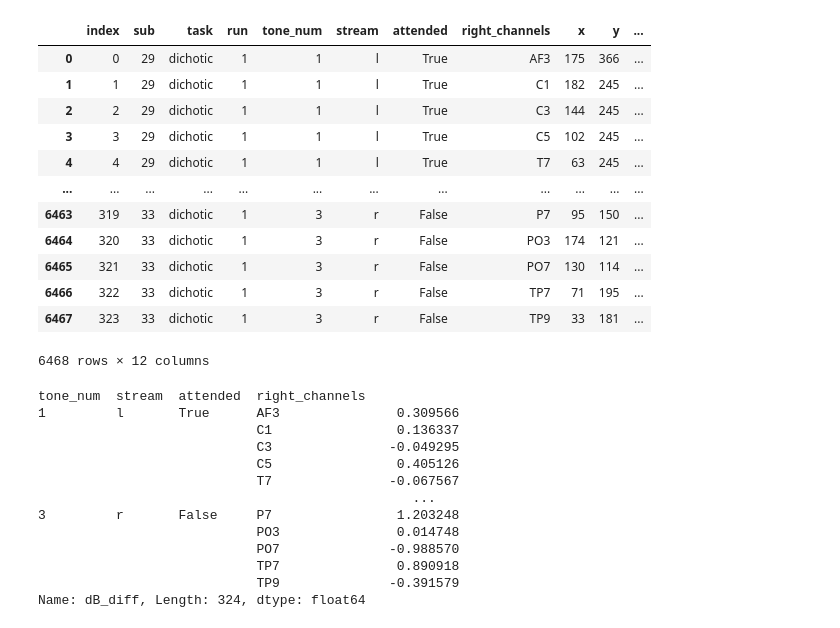
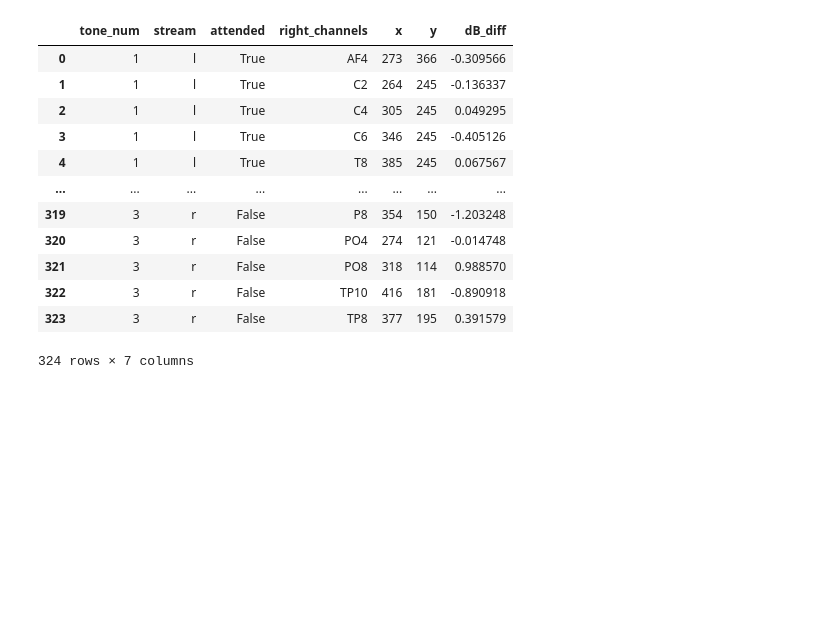
Before and after one commit to letitiayhho/dichotic_pitch_tracking, a Jupyter notebook: analysis/plot-abr.ipynb, the cells around one changed output. Cells and saved outputs as stored; diff of their text form; code cells hidden in the pictures; blank space fills up the shorter version.

```diff
--- a/analysis/plot-abr.ipynb
+++ b/analysis/plot-abr.ipynb
@@ -96,41 +84,0 @@ coords
-# %%
-# Get coordinates of right channels
-# Its right_channels - left_channels
-# So plot right channels coords
-x_coords = []
-y_coords = []
-
-for i, row in df.iterrows():
-    right_channels = row['right_channels']
-    row_x_coords = []
-    row_y_coords = []
-    for channel in right_channels:
-
-        x_coord = coords['x'][coords['ch_name'] == channel]
-        x_coord = x_coord.tolist()[0]
-        row_x_coords.append(x_coord)
-        y_coord = coords['y'][coords['ch_name'] == channel]
-        y_coord = y_coord.tolist()[0]
-        row_y_coords.append(y_coord)
-
-    x_coords.append(row_x_coords)
-    y_coords.append(row_y_coords)
-
-df['x_coords'] = x_coords
-df['y_coords'] = y_coords
-# %%
-df # originally 6468 rows
-# %% [output]
-|  | index | sub | task | run | tone_num | stream | attended | right_channels | x | y | ... |
-| 0 | 0 | 29 | dichotic | 1 | 1 | l | True | AF3 | 175 | 366 | ... |
-| 1 | 1 | 29 | dichotic | 1 | 1 | l | True | C1 | 182 | 245 | ... |
-| 2 | 2 | 29 | dichotic | 1 | 1 | l | True | C3 | 144 | 245 | ... |
-| 3 | 3 | 29 | dichotic | 1 | 1 | l | True | C5 | 102 | 245 | ... |
-| 4 | 4 | 29 | dichotic | 1 | 1 | l | True | T7 | 63 | 245 | ... |
-| ... | ... | ... | ... | ... | ... | ... | ... | ... | ... | ... | ... |
-| 6463 | 319 | 33 | dichotic | 1 | 3 | r | False | P7 | 95 | 150 | ... |
-| 6464 | 320 | 33 | dichotic | 1 | 3 | r | False | PO3 | 174 | 121 | ... |
-| 6465 | 321 | 33 | dichotic | 1 | 3 | r | False | PO7 | 130 | 114 | ... |
-| 6466 | 322 | 33 | dichotic | 1 | 3 | r | False | TP7 | 71 | 195 | ... |
-| 6467 | 323 | 33 | dichotic | 1 | 3 | r | False | TP9 | 33 | 181 | ... |
-6468 rows × 12 columns
@@ -142,16 +85,20 @@ df_means = df.groupby(['tone_num', 'stream', 'attended', 'right_channels'], sort
-# %%
-df_means
-# %% [output]
-tone_num  stream  attended  right_channels
-1         l       True      AF3               0.309566
-                            C1                0.136337
-                            C3               -0.049295
-                            C5                0.405126
-                            T7               -0.067567
-                                                ...
-3         r       False     P7                1.203248
-                            PO3               0.014748
-                            PO7              -0.988570
-                            TP7               0.890918
-                            TP9              -0.391579
-Name: dB_diff, Length: 324, dtype: float64
+# %%
+# Compute group means
+
+df_means = df.groupby(['tone_num', 'stream', 'attended', 'right_channels', 'x', 'y'], sort=False)['dB_diff'].mean()
+df_means = df_means.reset_index()
+df_means
+# %% [output]
+|  | tone_num | stream | attended | right_channels | x | y | dB_diff |
+| 0 | 1 | l | True | AF4 | 273 | 366 | -0.309566 |
+| 1 | 1 | l | True | C2 | 264 | 245 | -0.136337 |
+| 2 | 1 | l | True | C4 | 305 | 245 | 0.049295 |
+| 3 | 1 | l | True | C6 | 346 | 245 | -0.405126 |
+| 4 | 1 | l | True | T8 | 385 | 245 | 0.067567 |
+| ... | ... | ... | ... | ... | ... | ... | ... |
+| 319 | 3 | r | False | P8 | 354 | 150 | -1.203248 |
+| 320 | 3 | r | False | PO4 | 274 | 121 | -0.014748 |
+| 321 | 3 | r | False | PO8 | 318 | 114 | 0.988570 |
+| 322 | 3 | r | False | TP10 | 416 | 181 | -0.890918 |
+| 323 | 3 | r | False | TP8 | 377 | 195 | 0.391579 |
+324 rows × 7 columns
```
Also changed, not shown: parts of 10 cells of this notebook.
